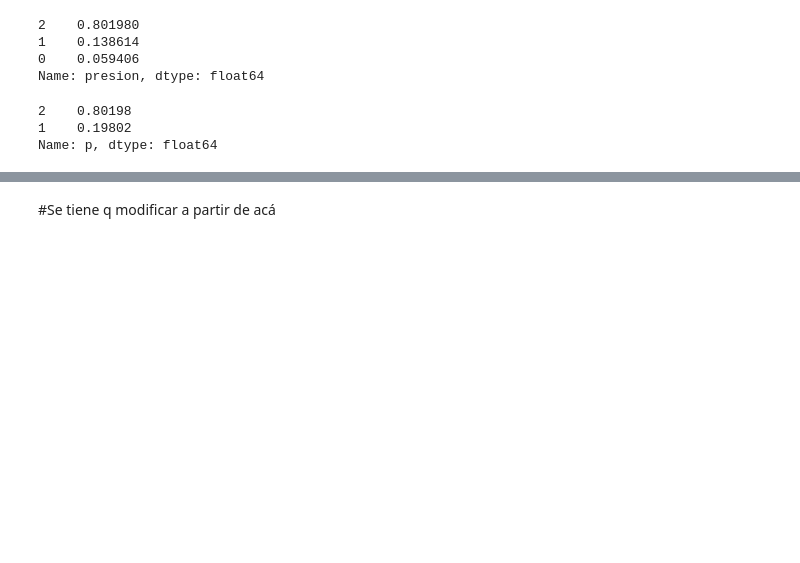
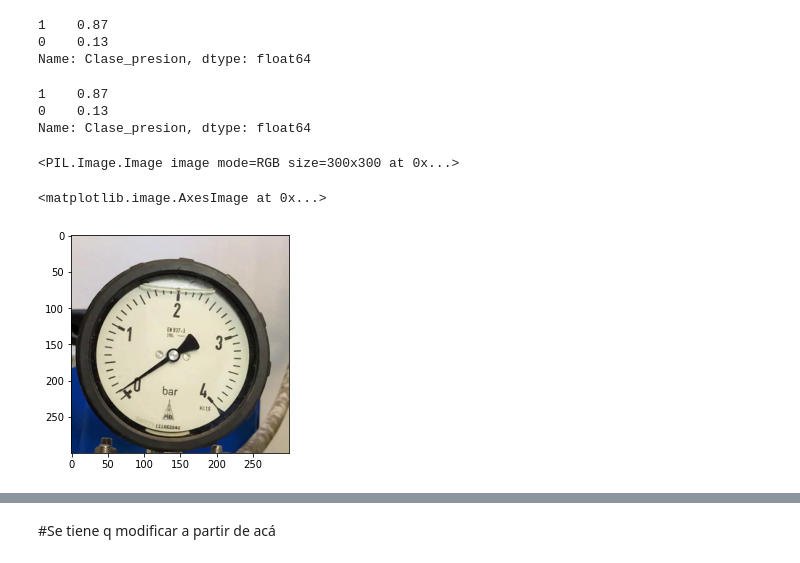
Before and after one commit to k1ch4n/MCC616_InformeFinal_G6, a Jupyter notebook: Trabajo_final_imagenes.ipynb, the cells around one changed output, grey strips where cells are left out. Drawn from its saved outputs; the diff is of its cells as text; code cells hidden in the pictures; blank space fills up the shorter version.

```diff
--- a/Trabajo_final_imagenes.ipynb
+++ b/Trabajo_final_imagenes.ipynb
@@ -35,18 +35,28 @@ labels.describe()
 # %%
 #distribution of classes in hour column
-labels.presion.value_counts(normalize=True)
+labels.Clase_presion.value_counts(normalize=True)
 # %% [output]
-2    0.801980
-1    0.138614
-0    0.059406
-Name: presion, dtype: float64
+1    0.87
+0    0.13
+Name: Clase_presion, dtype: float64
 # %%
 #distribution of classes in minute column
-labels.p.value_counts(normalize=True)
+labels.Clase_presion.value_counts(normalize=True)
 # %% [output]
-2    0.80198
-1    0.19802
-Name: p, dtype: float64
+1    0.87
+0    0.13
+Name: Clase_presion, dtype: float64
+# %%
+tot = Image.open('/content/drive/MyDrive/Maestria 2 ciclo/Trabajo_imagenes/fotos_manometro/0.jpg')
+tot.size
+tot = tot.resize((300, 300), Image.ANTIALIAS)
+tot.size
+print(tot)
+plt.imshow(tot)
+# %% [output]
+<PIL.Image.Image image mode=RGB size=300x300 at 0x...>
+<matplotlib.image.AxesImage at 0x...>
+[figure, added]
 # %%
 #preview of dataset
 sample_dir = '/content/drive/MyDrive/Maestria 2 ciclo/Trabajo_imagenes/fotos_manometro'
```
Also changed, not shown: parts of 18 cells of this notebook.
